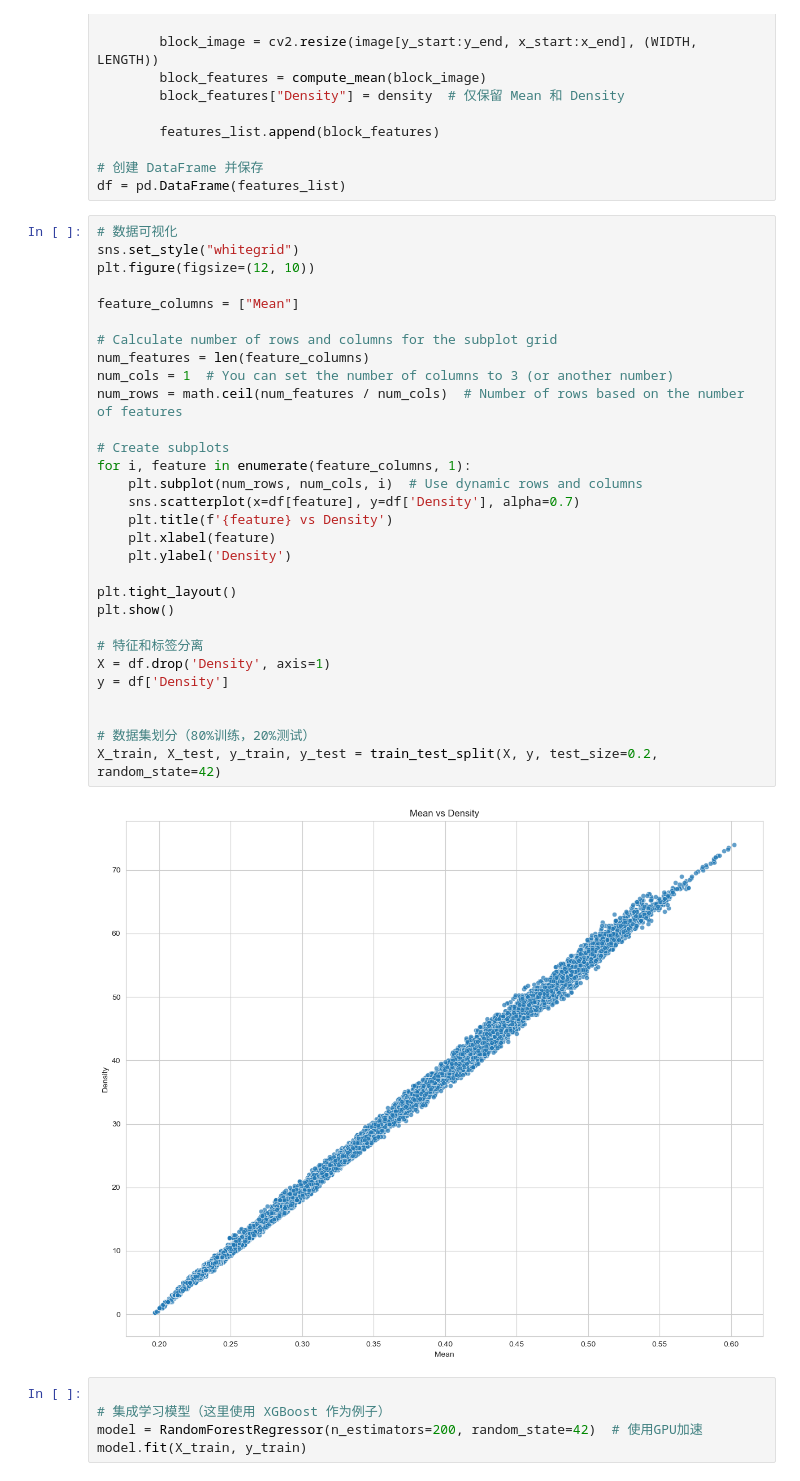
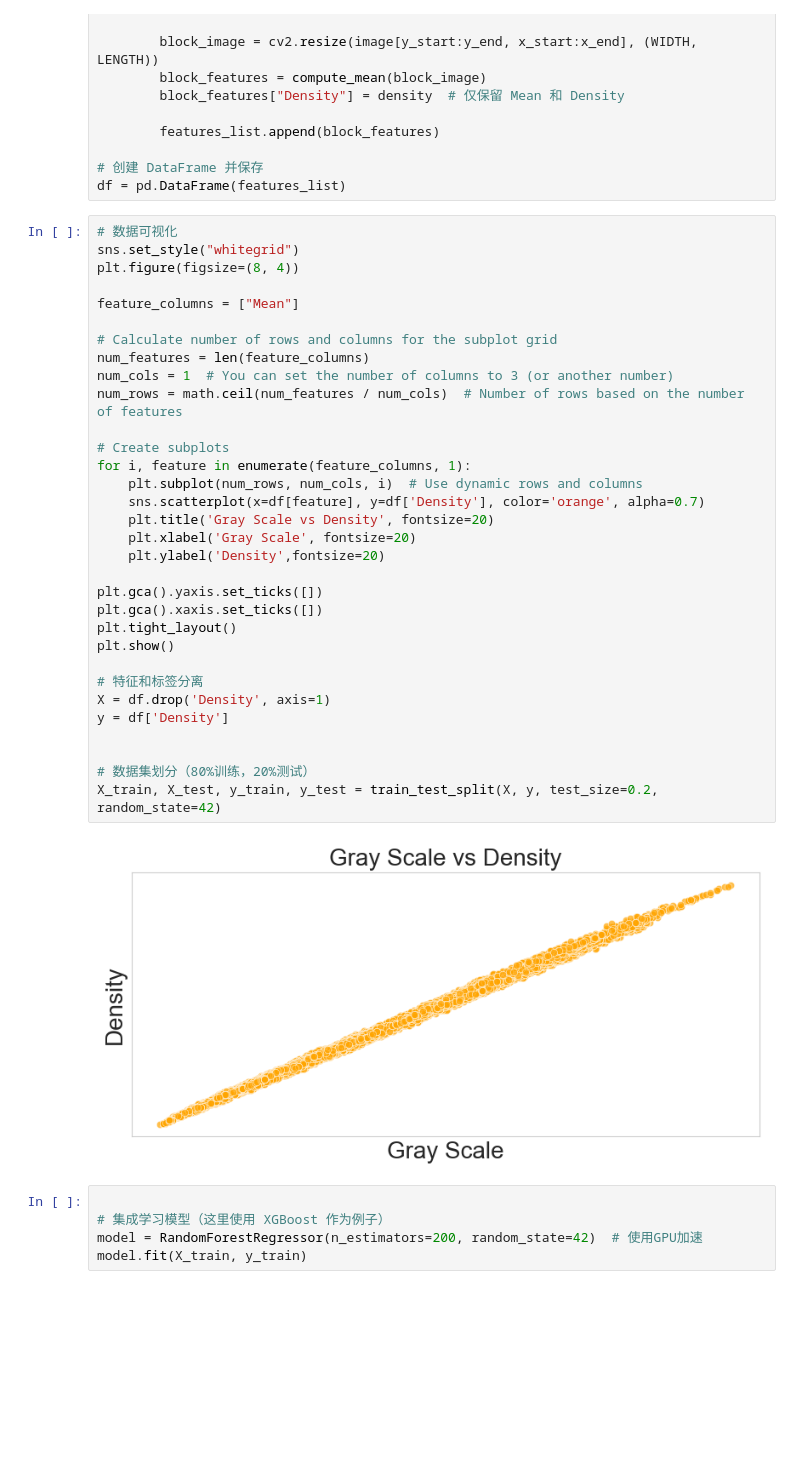
Before and after one commit to NameCompleX/Density_Characterization, a Jupyter notebook: MLtrain.ipynb, the cells around one changed output. Cells and saved outputs as stored; diff of their text form; blank space fills up the shorter version.

```diff
--- a/MLtrain.ipynb
+++ b/MLtrain.ipynb
@@ -68,35 +68,37 @@ df = pd.DataFrame(features_list)
 # %%
 # 数据可视化
 sns.set_style("whitegrid")
-plt.figure(figsize=(12, 10))
+plt.figure(figsize=(8, 4))
 
 feature_columns = ["Mean"]
 
 # Calculate number of rows and columns for the subplot grid
 num_features = len(feature_columns)
 num_cols = 1  # You can set the number of columns to 3 (or another number)
 num_rows = math.ceil(num_features / num_cols)  # Number of rows based on the number of features
 
 # Create subplots
 for i, feature in enumerate(feature_columns, 1):
     plt.subplot(num_rows, num_cols, i)  # Use dynamic rows and columns
-    sns.scatterplot(x=df[feature], y=df['Density'], alpha=0.7)
-    plt.title(f'{feature} vs Density')
-    plt.xlabel(feature)
-    plt.ylabel('Density')
+    sns.scatterplot(x=df[feature], y=df['Density'], color='orange', alpha=0.7)
+    plt.title('Gray Scale vs Density', fontsize=20)
+    plt.xlabel('Gray Scale', fontsize=20)
+    plt.ylabel('Density',fontsize=20)
 
+plt.gca().yaxis.set_ticks([])
+plt.gca().xaxis.set_ticks([])
 plt.tight_layout()
 plt.show()
 
 # 特征和标签分离
 X = df.drop('Density', axis=1)
 y = df['Density']
 
 
 # 数据集划分（80%训练，20%测试）
 X_train, X_test, y_train, y_test = train_test_split(X, y, test_size=0.2, random_state=42)
 # %% [output]
-[figure, old version]
+[figure, new version]
 # %%
 
 # 集成学习模型（这里使用 XGBoost 作为例子）
```
Also changed, not shown: parts of 3 cells of this notebook, 8 other files.
